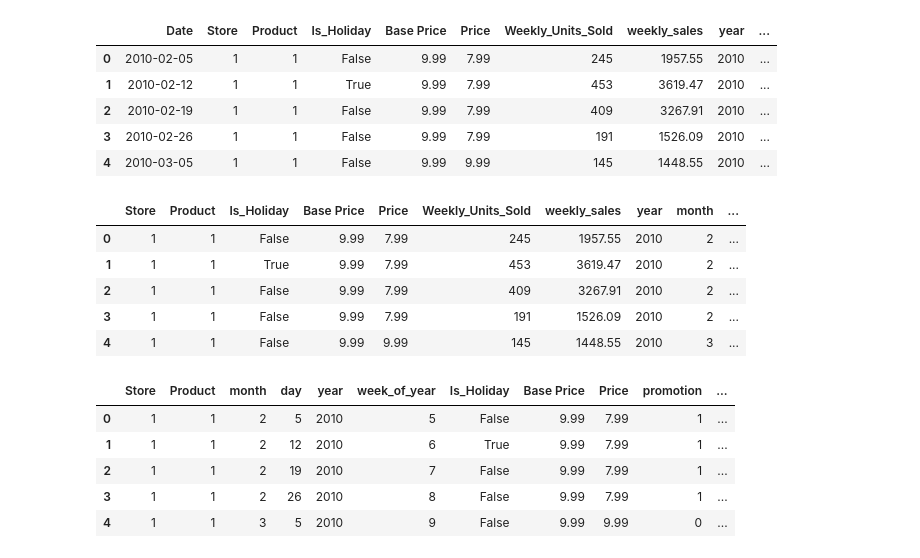
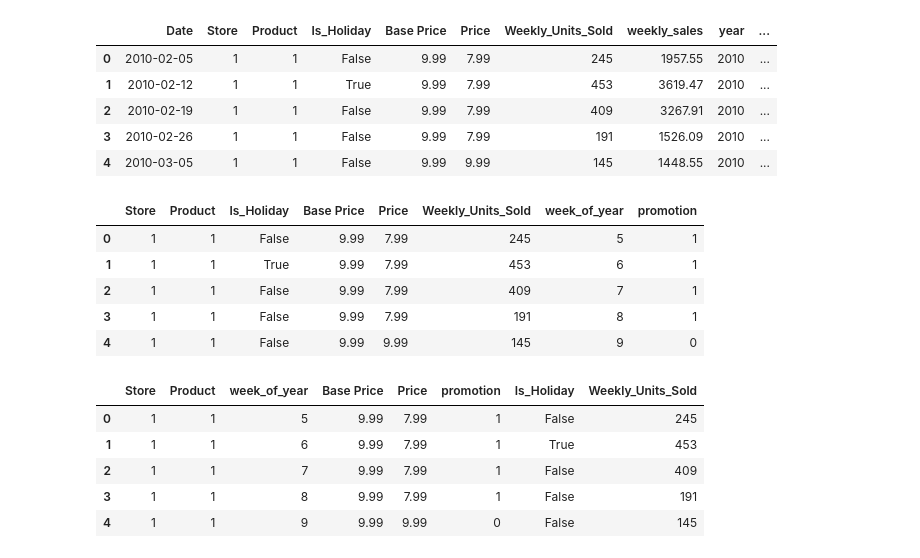
Before and after one commit to jackatopolis/s-martpredictor, a Jupyter notebook: static/data/sc_model.ipynb, the cells around one changed output. Cells and saved outputs as stored; diff of their text form; code cells hidden in the pictures.

```diff
--- a/static/data/sc_model.ipynb
+++ b/static/data/sc_model.ipynb
@@ -23,22 +23,22 @@ df.head()
 | 3 | 2010-02-26 | 1 | 1 | False | 9.99 | 7.99 | 191 | 1526.09 | 2010 | ... |
 | 4 | 2010-03-05 | 1 | 1 | False | 9.99 | 9.99 | 145 | 1448.55 | 2010 | ... |
 # %%
-df=df.drop(columns=['Date'])
+df=df.drop(columns=['Date', 'year', 'day', 'month','weekly_sales'])
 df.head()
 # %% [output]
-|  | Store | Product | Is_Holiday | Base Price | Price | Weekly_Units_Sold | weekly_sales | year | month | ... |
-| 0 | 1 | 1 | False | 9.99 | 7.99 | 245 | 1957.55 | 2010 | 2 | ... |
-| 1 | 1 | 1 | True | 9.99 | 7.99 | 453 | 3619.47 | 2010 | 2 | ... |
-| 2 | 1 | 1 | False | 9.99 | 7.99 | 409 | 3267.91 | 2010 | 2 | ... |
-| 3 | 1 | 1 | False | 9.99 | 7.99 | 191 | 1526.09 | 2010 | 2 | ... |
-| 4 | 1 | 1 | False | 9.99 | 9.99 | 145 | 1448.55 | 2010 | 3 | ... |
+|  | Store | Product | Is_Holiday | Base Price | Price | Weekly_Units_Sold | week_of_year | promotion |
+| 0 | 1 | 1 | False | 9.99 | 7.99 | 245 | 5 | 1 |
+| 1 | 1 | 1 | True | 9.99 | 7.99 | 453 | 6 | 1 |
+| 2 | 1 | 1 | False | 9.99 | 7.99 | 409 | 7 | 1 |
+| 3 | 1 | 1 | False | 9.99 | 7.99 | 191 | 8 | 1 |
+| 4 | 1 | 1 | False | 9.99 | 9.99 | 145 | 9 | 0 |
 # %%
-df=df[['Store','Product','month','day', 'year','week_of_year','Is_Holiday','Base Price','Price','promotion','weekly_sales','Weekly_Units_Sold']]
+df=df[['Store','Product','week_of_year','Base Price','Price','promotion','Is_Holiday','Weekly_Units_Sold']]
 df.head()
 # %% [output]
-|  | Store | Product | month | day | year | week_of_year | Is_Holiday | Base Price | Price | promotion | ... |
-| 0 | 1 | 1 | 2 | 5 | 2010 | 5 | False | 9.99 | 7.99 | 1 | ... |
-| 1 | 1 | 1 | 2 | 12 | 2010 | 6 | True | 9.99 | 7.99 | 1 | ... |
-| 2 | 1 | 1 | 2 | 19 | 2010 | 7 | False | 9.99 | 7.99 | 1 | ... |
-| 3 | 1 | 1 | 2 | 26 | 2010 | 8 | False | 9.99 | 7.99 | 1 | ... |
-| 4 | 1 | 1 | 3 | 5 | 2010 | 9 | False | 9.99 | 9.99 | 0 | ... |
+|  | Store | Product | week_of_year | Base Price | Price | promotion | Is_Holiday | Weekly_Units_Sold |
+| 0 | 1 | 1 | 5 | 9.99 | 7.99 | 1 | False | 245 |
+| 1 | 1 | 1 | 6 | 9.99 | 7.99 | 1 | True | 453 |
+| 2 | 1 | 1 | 7 | 9.99 | 7.99 | 1 | False | 409 |
+| 3 | 1 | 1 | 8 | 9.99 | 7.99 | 1 | False | 191 |
+| 4 | 1 | 1 | 9 | 9.99 | 9.99 | 0 | False | 145 |
```
Also changed, not shown: parts of 43 cells of this notebook.
